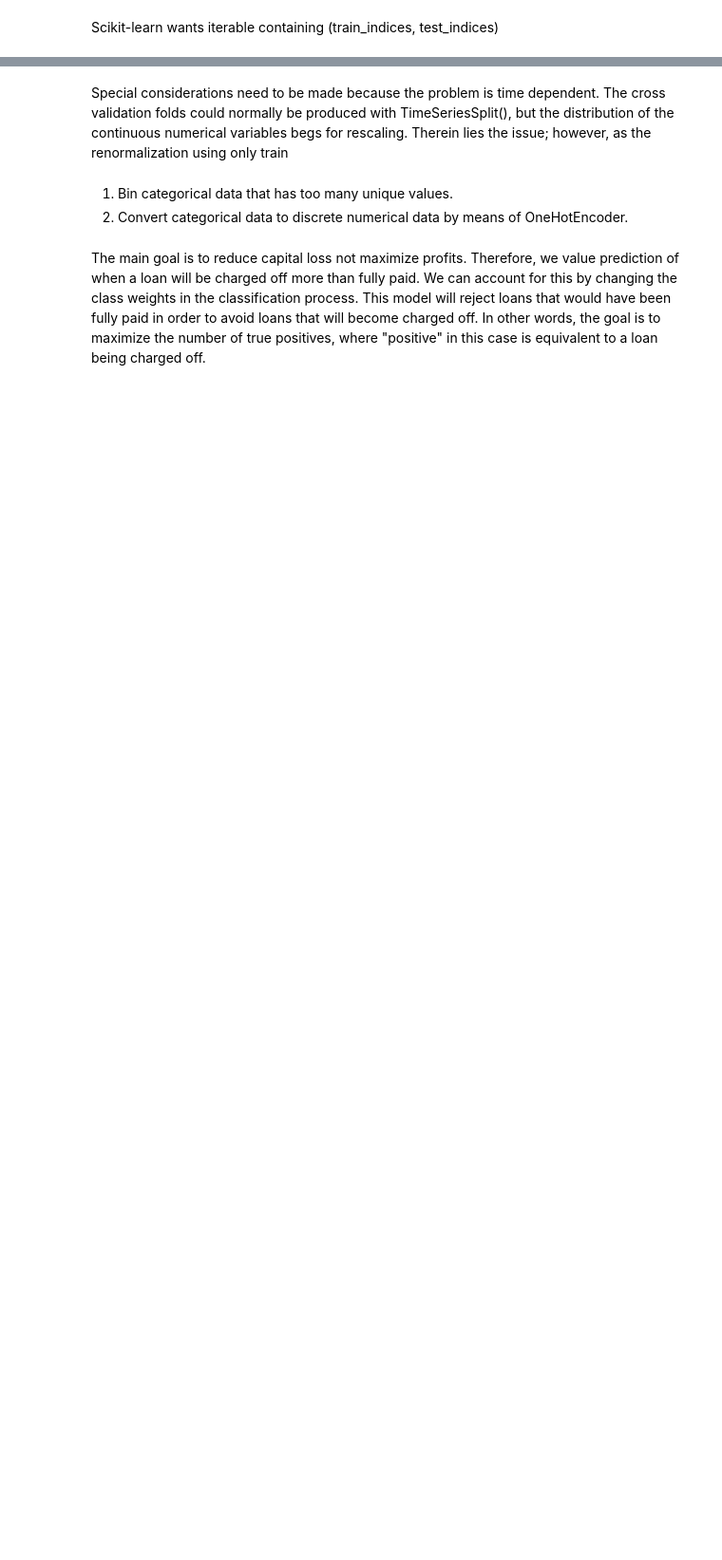
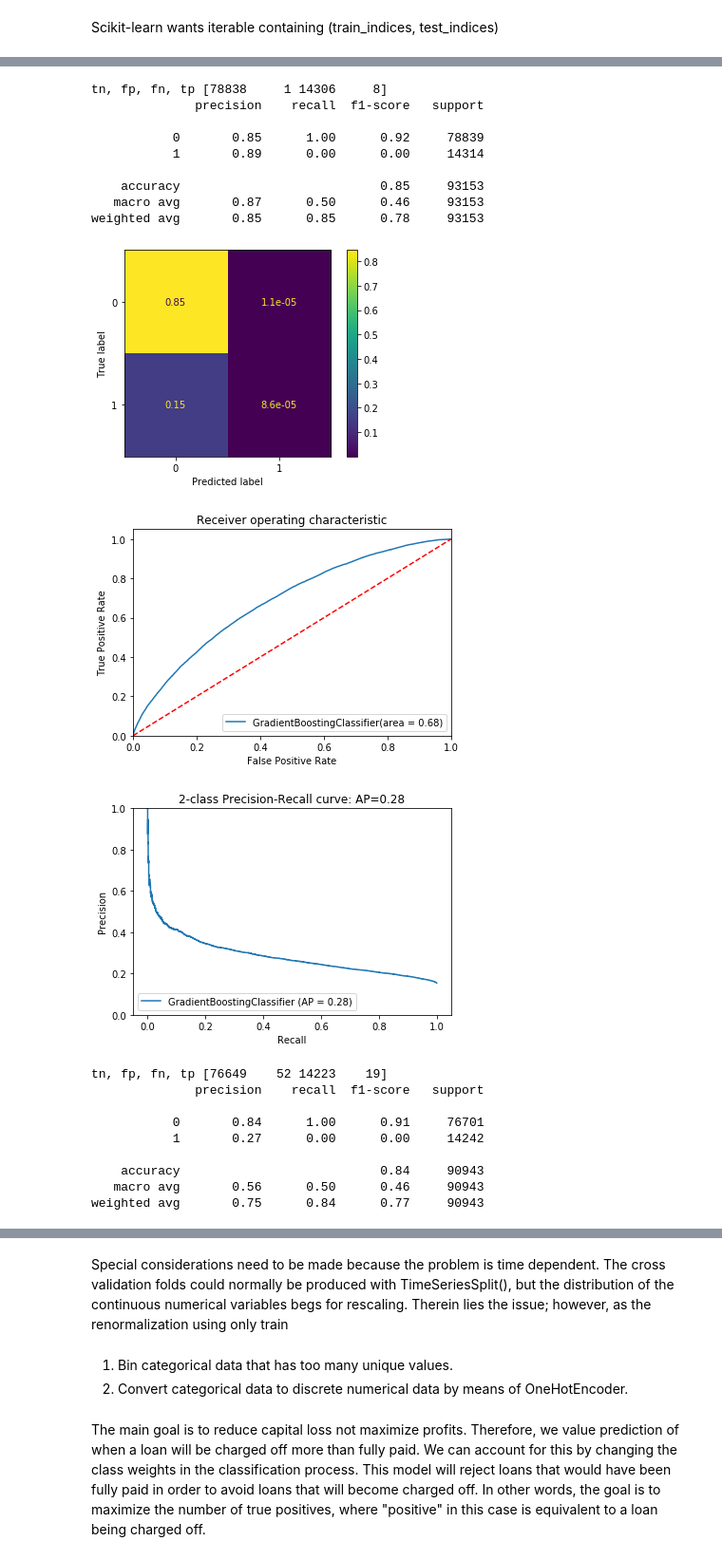
Before and after one commit to mgudorf/datsci, a Jupyter notebook: capstone1/notebooks/Loan outcome classification.ipynb, the cells around one changed output, grey strips where cells are left out. Shown at 95% size. Cells and saved outputs as stored; diff of their text form; code cells hidden in the pictures; blank space fills up the shorter version.

```diff
--- a/capstone1/notebooks/Loan outcome classification.ipynb
+++ b/capstone1/notebooks/Loan outcome classification.ipynb
@@ -253,0 +354,27 @@ holdout_indices = loan_data.index[np.array(bin_masks[:, -1], dtype=bool)]
+# %%
+gradient_boosting_pca = GradientBoostingClassifier()
+_ = gradient_boosting_pca.fit(X_train_pca, y_train)
+gradient_boosting_pca_roc_auc_train = classifier_analysis(gradient_boosting_pca, X_train_pca, y_train)
+gradient_boosting_pca_roc_auc_test = classifier_analysis(gradient_boosting_pca, X_test_pca, y_test)
+# %% [output]
+tn, fp, fn, tp [78838     1 14306     8]
+              precision    recall  f1-score   support
+
+           0       0.85      1.00      0.92     78839
+           1       0.89      0.00      0.00     14314
+
+    accuracy                           0.85     93153
+   macro avg       0.87      0.50      0.46     93153
+weighted avg       0.85      0.85      0.78     93153
+[figure, added]
+[figure, added]
+[figure, added]
+tn, fp, fn, tp [76649    52 14223    19]
+              precision    recall  f1-score   support
+
+           0       0.84      1.00      0.91     76701
+           1       0.27      0.00      0.00     14242
+
+    accuracy                           0.84     90943
+   macro avg       0.56      0.50      0.46     90943
+weighted avg       0.75      0.84      0.77     90943
```
Also changed, not shown: parts of 48 cells of this notebook, 1 other file.
